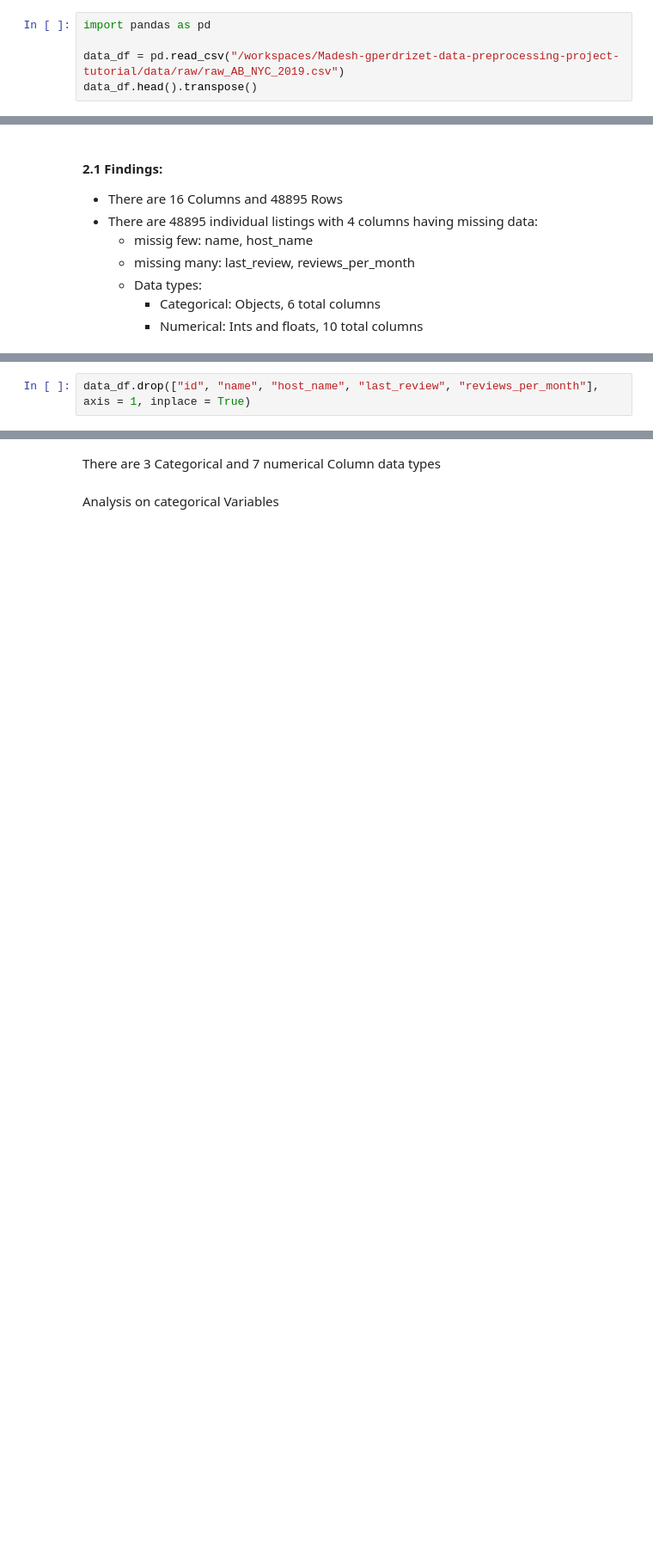
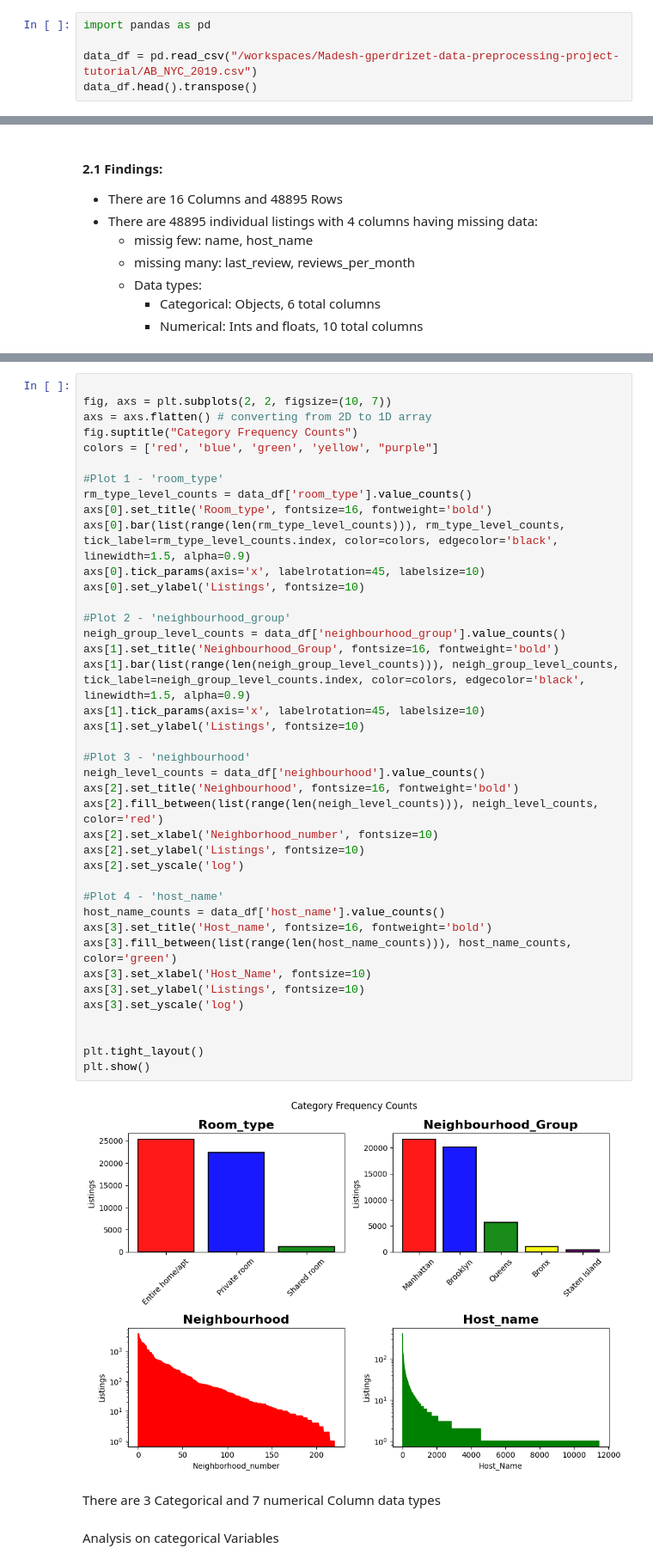
Before and after one commit to gperdrizet/gperdrizet-data-preprocessing-project-tutorial, a Jupyter notebook: distributions/Madesh_distributions.ipynb, the cells around one changed output, grey strips where cells are left out. Shown: that part at 86% size. Saved outputs shown, nothing was run; the diff lists cells and outputs as text; blank space fills up the shorter version.

```diff
--- a/distributions/Madesh_distributions.ipynb
+++ b/distributions/Madesh_distributions.ipynb
@@ -10,7 +10,7 @@ import matplotlib.pyplot as plt
 # %%
 import pandas as pd
 
-data_df = pd.read_csv("/workspaces/Madesh-gperdrizet-data-preprocessing-project-tutorial/data/raw/raw_AB_NYC_2019.csv")
+data_df = pd.read_csv("/workspaces/Madesh-gperdrizet-data-preprocessing-project-tutorial/AB_NYC_2019.csv")
 data_df.head().transpose()
 # %% [output]
 |  | 0 | 1 | 2 | 3 | 4 |
@@ -134,2 +67,0 @@ Eliminate irrelevant data
-# %%
-data_df.drop(["id", "name", "host_name", "last_review", "reviews_per_month"], axis = 1, inplace = True)
@@ -171,3 +185,45 @@ memory usage: 4.1+ MB
+# %%
+
+fig, axs = plt.subplots(2, 2, figsize=(10, 7))
+axs = axs.flatten() # converting from 2D to 1D array
+fig.suptitle("Category Frequency Counts")
+colors = ['red', 'blue', 'green', 'yellow', "purple"]
+
+#Plot 1 - 'room_type'
+rm_type_level_counts = data_df['room_type'].value_counts()
+axs[0].set_title('Room_type', fontsize=16, fontweight='bold')
+axs[0].bar(list(range(len(rm_type_level_counts))), rm_type_level_counts, tick_label=rm_type_level_counts.index, color=colors, edgecolor='black', linewidth=1.5, alpha=0.9)
+axs[0].tick_params(axis='x', labelrotation=45, labelsize=10)
+axs[0].set_ylabel('Listings', fontsize=10)
+
+#Plot 2 - 'neighbourhood_group'
+neigh_group_level_counts = data_df['neighbourhood_group'].value_counts()
+axs[1].set_title('Neighbourhood_Group', fontsize=16, fontweight='bold')
+axs[1].bar(list(range(len(neigh_group_level_counts))), neigh_group_level_counts, tick_label=neigh_group_level_counts.index, color=colors, edgecolor='black', linewidth=1.5, alpha=0.9)
+axs[1].tick_params(axis='x', labelrotation=45, labelsize=10)
+axs[1].set_ylabel('Listings', fontsize=10)
+
+#Plot 3 - 'neighbourhood'
+neigh_level_counts = data_df['neighbourhood'].value_counts()
+axs[2].set_title('Neighbourhood', fontsize=16, fontweight='bold')
+axs[2].fill_between(list(range(len(neigh_level_counts))), neigh_level_counts, color='red')
+axs[2].set_xlabel('Neighborhood_number', fontsize=10)
+axs[2].set_ylabel('Listings', fontsize=10)
+axs[2].set_yscale('log')
+
+#Plot 4 - 'host_name'
+host_name_counts = data_df['host_name'].value_counts()
+axs[3].set_title('Host_name', fontsize=16, fontweight='bold')
+axs[3].fill_between(list(range(len(host_name_counts))), host_name_counts, color='green')
+axs[3].set_xlabel('Host_Name', fontsize=10)
+axs[3].set_ylabel('Listings', fontsize=10)
+axs[3].set_yscale('log')
+
+
+plt.tight_layout()
+plt.show()
+# %% [output]
+[figure, added]
 # %% [markdown]
 There are 3 Categorical and 7 numerical Column data types
 # %% [markdown]
```
Also changed, not shown: parts of 26 cells of this notebook.
